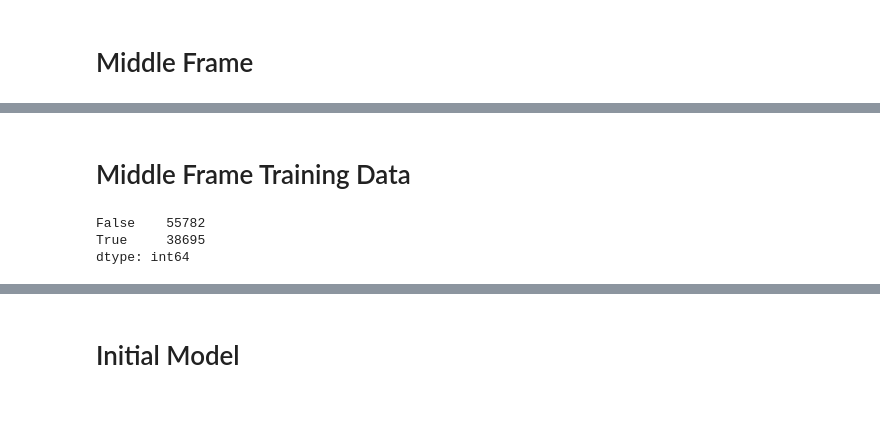
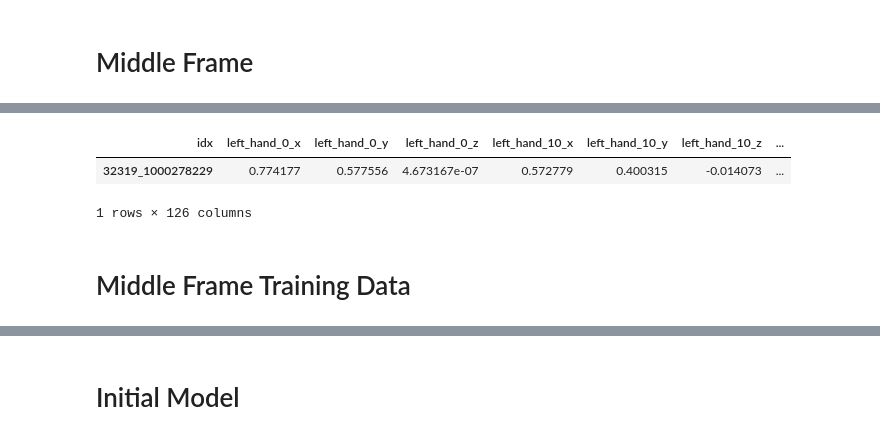
Before and after one commit to brendanfitz/kaggle, a Jupyter notebook: asl-signs/asl-signs.ipynb, the cells around one changed output, grey strips where cells are left out. Cells and saved outputs as stored; diff of their text form; code cells hidden in the pictures; blank space fills up the shorter version.

```diff
--- a/asl-signs/asl-signs.ipynb
+++ b/asl-signs/asl-signs.ipynb
@@ -116,16 +106,0 @@ min_frame, middle_frame, max_frame
-# %%
-frame_mask = ex_data.frame.isin([middle_frame])
-type_mask = ex_data.type.isin(['left_hand', 'right_hand'])
-mask = frame_mask & type_mask
-record = (ex_data.loc[mask, ].set_index(['type', 'landmark_index'])
- .loc[:, ['x', 'y', 'z']]
- .melt(ignore_index=False)
- .reset_index()
- .assign(idx=lambda x: x.type + '_' + x.landmark_index.astype(str) + '_' + x.variable)
- .set_index('idx')
- .drop(['type', 'landmark_index', 'variable'], axis=1)
- .rename(columns=dict(value=ex_id))
- .T
-)
-
-record.T
@@ -147,3 +107,31 @@ record.T
+# %%
+type_mask = ex_data.type.isin(['left_hand', 'right_hand'])
+record = (ex_data.loc[type_mask, ].set_index(['frame', 'type', 'landmark_index'])
+ .loc[:, ['x', 'y', 'z']]
+ .melt(ignore_index=False)
+ .reset_index()
+ .assign(idx=lambda x: x.type + '_' + x.landmark_index.astype(str) + '_' + x.variable)
+ .set_index(['frame', 'idx'])
+ .drop(['type', 'landmark_index', 'variable'], axis=1)
+ .unstack('idx')
+ .xs('value', axis=1)
+)
+
+mask = ~record.isna().all(axis=1)
+record = record.loc[mask, ]
+# %%
+min_frame, max_frame = 0, len(record)
+middle_frame = int((max_frame - min_frame) / 2 + min_frame)
+# min_frame, middle_frame, max_frame
+
+record = record.iloc[middle_frame:middle_frame+1]
+# %%
+record.index = [ex_id]
+record
+# %% [output]
+| idx | left_hand_0_x | left_hand_0_y | left_hand_0_z | left_hand_10_x | left_hand_10_y | left_hand_10_z | ... |
+| 32319_1000278229 | 0.774177 | 0.577556 | 4.673167e-07 | 0.572779 | 0.400315 | -0.014073 | ... |
+1 rows × 126 columns
 # %% [markdown]
 # Middle Frame Training Data
 # %%
@@ -194,9 +186,3 @@ class Preprocessor:
 p = Preprocessor(train)
 p.preprocess()
 df = pd.concat(p.frames)
-# %%
-df.isna().all(axis=1).value_counts()
-# %% [output]
-False    55782
-True     38695
-dtype: int64
```
Also changed, not shown: parts of 27 cells of this notebook.
